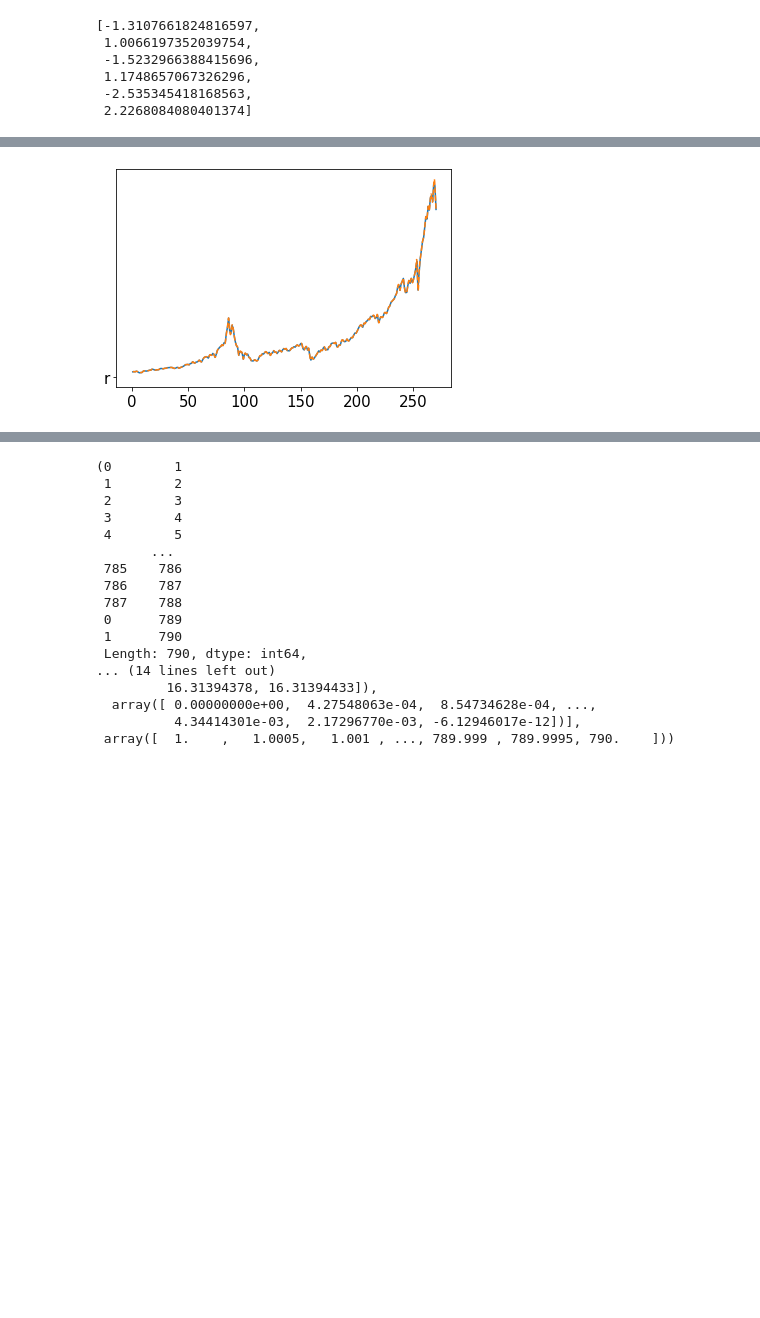
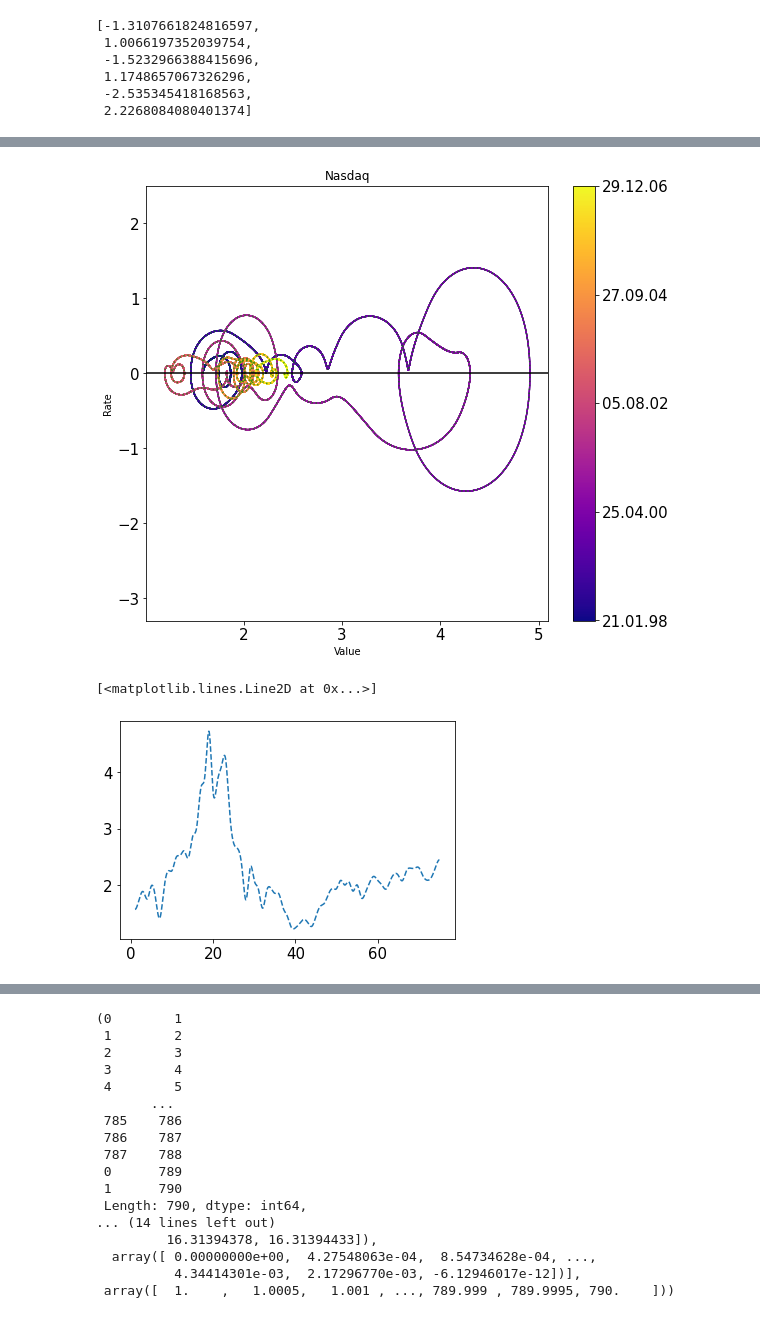
Before and after one commit to Karpovich-alex/phase-portrait-Nasdaq, a Jupyter notebook: Article_Comparison.ipynb, the cells around one changed output, grey strips where cells are left out. Cells and saved outputs as stored; diff of their text form; code cells hidden in the pictures; blank space fills up the shorter version.

```diff
--- a/Article_Comparison.ipynb
+++ b/Article_Comparison.ipynb
@@ -141,8 +161,77 @@ def test(dates, snp_phases):
     end_date='01.01.2002'
     return get_mask_tt(x, tt, dates,start_date, end_date)
 mask=test(data_nas['date'], nas_phases)
+# %%
+x, y, xx, deriv, tt, slice_period, dates = nas_phases[0]
+start_date1='26.12.1997'
+end_date1='29.12.2006'
+mask_00 = get_mask_tt(x, tt, dates, start_date1, end_date1)
+
+# start_date2='01.01.2006'
+# end_date2='01.01.2008'
+# mask_08 = get_mask_tt(x, tt, dates, start_date2, end_date2)
+# plt.rcParams.update({'font.size': 5})
+plt.rcParams.update({'xtick.labelsize': 15})
+plt.rcParams.update({'ytick.labelsize': 15})
+
+fig, ax = plt.subplots()
+# ax.plot(deriv[0], deriv[1])
+ax.plot(deriv[0], deriv[1], ':g', alpha=0.7)
+# line2, =ax.plot( deriv[0][mask_00], deriv[1][mask_00], '-r', label=f"{start_date1}-{end_date1}")
+# line3, =ax.plot( deriv[0][mask_08], deriv[1][mask_08], '-g', label=f"{start_date2}-{end_date2}")
+
+###################################
+cmap = plt.cm.plasma
+norm = plt.Normalize(tt[mask_00].min()-0.1, tt[mask_00].max()) #-0.1 это костыль тк мин значение больше на сотые доли
+# c_bar=cmap(norm)
+c_bar=plt.cm.plasma(np.linspace(0, 1, tt[mask_00].shape[0]))
+
+m_dates = get_dates_mask(dates, start_date1, end_date1)
+m_xx = get_mask_tt(x, xx, dates, start_date1, end_date1)
+
+ax.scatter(deriv[0][mask_00], deriv[1][mask_00], c=c_bar, s=0.1)
+
+ticks_num = 5
+cbar = fig.colorbar(mpl.cm.ScalarMappable(cmap=cmap, norm=norm), ticks=get_ticks(xx[m_xx], ticks_num), orientation='vertical')
+cbar.ax.set_yticklabels(map(lambda x: x.strftime('%d.%m.%y'), get_ticks(dates[m_dates], ticks_num)))
+###################################
+
+graph_name='Nasdaq'
+plt.title(graph_name)
+ax.set_ylabel('Rate')
+ax.set_xlabel('Value')
+# plt.legend(handles=[line2], loc='best') #, line3
+
+# plt.legend(['t=1', 't=7', 't=30' ], loc='best')
+# plt.xlim((deriv[0][mask_00].min()-0.1, deriv[0][mask_00].max()+0.2))
+ax.set_ylim([-3.3, 2.5])
+plt.axhline(y=0, color='k', linestyle='-')
+# ax.plot(deriv[0][deriv[1]<10-3], deriv[1][deriv[1]<10-3], '*r')
+
+
+# xycoords='data',
+# xytext=(0.8, 0.95), textcoords='axes fraction',
+# arrowprops=dict(facecolor='black', shrink=0.05),
+# horizontalalignment='right', verticalalignment='top'
+# ax.plot(deriv[0][-200], deriv[1][-200], '*g')
+# ax.plot(deriv[0][mask_000][deriv[1][mask_00]==deriv[1][mask_00].min()], deriv[1][mask_00][deriv[1][mask_00]==deriv[1][mask_00].min()], '*g', markersize=6)
+# ax.annotate(dates.iloc[253].strftime('%d.%m.%y'),
+#             xy=(deriv[0][mask_00][deriv[1][mask_00]==deriv[1][mask_00].min()], deriv[1][mask_00][deriv[1][mask_00]==deriv[1][mask_00].min()]),
+#             color='black',
+#             ha="left", textcoords='axes fraction', xytext=(0.6, 0.035))
+
+fig.set_figheight(8)
+fig.set_figwidth(9)
+
+# plt.savefig(f"{graph_name}_monthly_crop_{start_date_dfc}_to_{end_date_dfc}_{start_date1}_to_{end_date1}.png", dpi=200)
+# plt.savefig(f"{graph_name}_monthly_crop_{start_date1}_to_{end_date1}.png", dpi=200)
+
+
+plt.show()
+# %% [output]
+[figure, added]
 # %%
-plt.plot(x,y, tt, deriv[0], '--', 'r')
-plt.savefig(f"{graph_name}_test.png", dpi=200)
+plt.plot(tt, deriv[0], '--')
 # %% [output]
+[<matplotlib.lines.Line2D at 0x...>]
-[figure, old version]
+[figure, new version]
```
Also changed, not shown: parts of 13 cells of this notebook, 3 other files.
